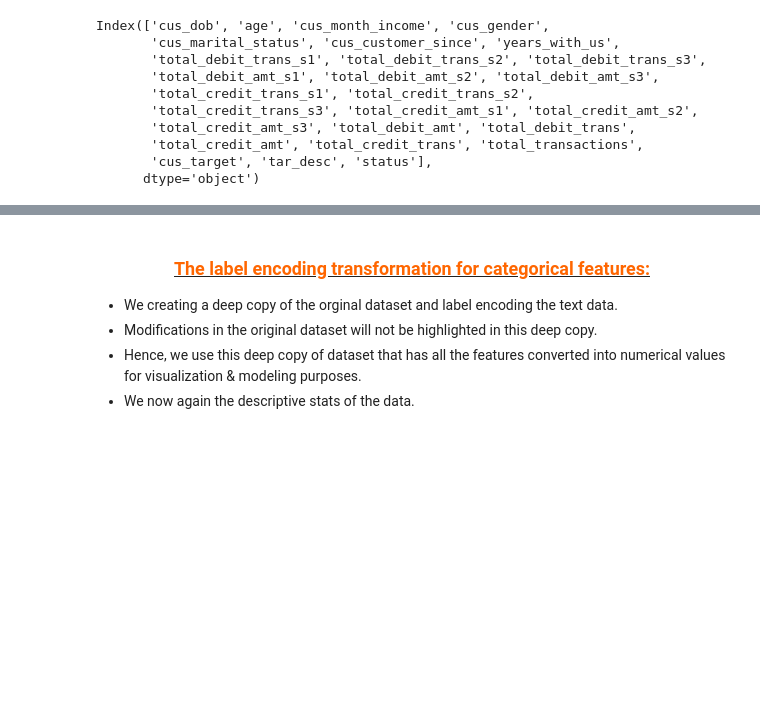
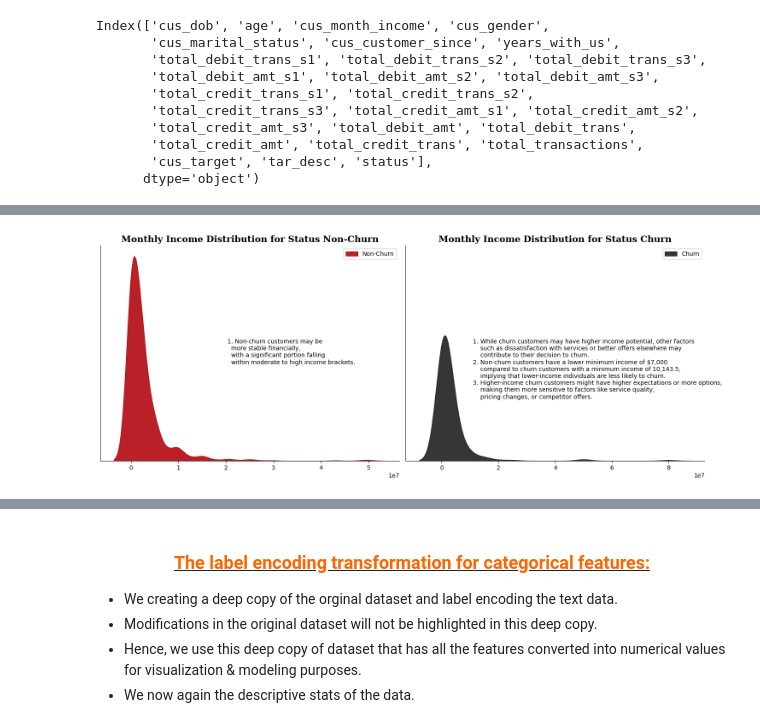
Before and after one commit to shivamkc01/Bank_Standard_bank_churn, a Jupyter notebook: notebook/check_data.ipynb, the cells around one changed output, grey strips where cells are left out. Cells and saved outputs as stored; diff of their text form; code cells hidden in the pictures; blank space fills up the shorter version.

```diff
--- a/notebook/check_data.ipynb
+++ b/notebook/check_data.ipynb
@@ -339,0 +422,47 @@ cat_cols
+# %%
+# Define legend labels for each status class
+legend_labels = ['Non-Churn', 'Churn']
+fig, axes = plt.subplots(1, 2, figsize=(16, 6))
+# Plot KDE plots for each status class
+for ax, status, color, legend_label in zip(axes, df['status'].unique(), colors, legend_labels):
+    sns.kdeplot(data=df[df['status'] == status], x='cus_month_income', color=color, fill=True, alpha=0.9, ax=ax)
+    ax.set_title(f'Monthly Income Distribution for Status {legend_label}',fontfamily='serif', fontsize=15, fontweight='bold')
+    ax.set_xlabel('')
+    ax.set_ylabel('')
+    ax.spines['left'].set_visible(True)  # Remove left spine
+    ax.spines['right'].set_visible(False)  # Remove right spine
+    ax.spines['top'].set_visible(False)  # Hide top spine
+    ax.tick_params(axis='y', which='both', left=False, labelleft=False)  # Hide left y-axis ticks and labels
+    ax.legend([legend_label], loc='upper right')
+    non_churn = """
+    1. Non-churn customers may be
+      more stable financially,
+      with a significant portion falling
+      within moderate to high income brackets.
+    """
+    churn = """
+    1. While churn customers may have higher income potential, other factors
+        such as dissatisfaction with services or better offers elsewhere may
+        contribute to their decision to churn.
+    2. Non-churn customers have a lower minimum income of $7,000
+        compared to churn customers with a minimum income of 10,143.5,
+        implying that lower-income individuals are less likely to churn.
+    3. Higher-income churn customers might have higher expectations or more options,
+        making them more sensitive to factors like service quality,
+        pricing changes, or competitor offers.
+
+    """
+    # Add different text on each axis
+    if legend_label == 'Non-Churn':
+        ax.text(0.4, 0.6, non_churn, horizontalalignment='left', verticalalignment='top', transform=ax.transAxes, fontsize=10, fontweight='light')
+    elif legend_label == 'Churn':
+        ax.text(0.2, 0.6, churn, horizontalalignment='left', verticalalignment='top', transform=ax.transAxes, fontsize=10, fontweight='light')
+
+max_y = max(ax.get_ylim()[1] for ax in axes)
+for ax in axes:
+    ax.set_ylim(0, max_y)
+plt.tight_layout()
+# plt.savefig("../plots/monthly_income_dist_with_status.png")
+plt.show()
+# %% [output]
+[figure, added]
```
Also changed, not shown: parts of 12 cells of this notebook.
